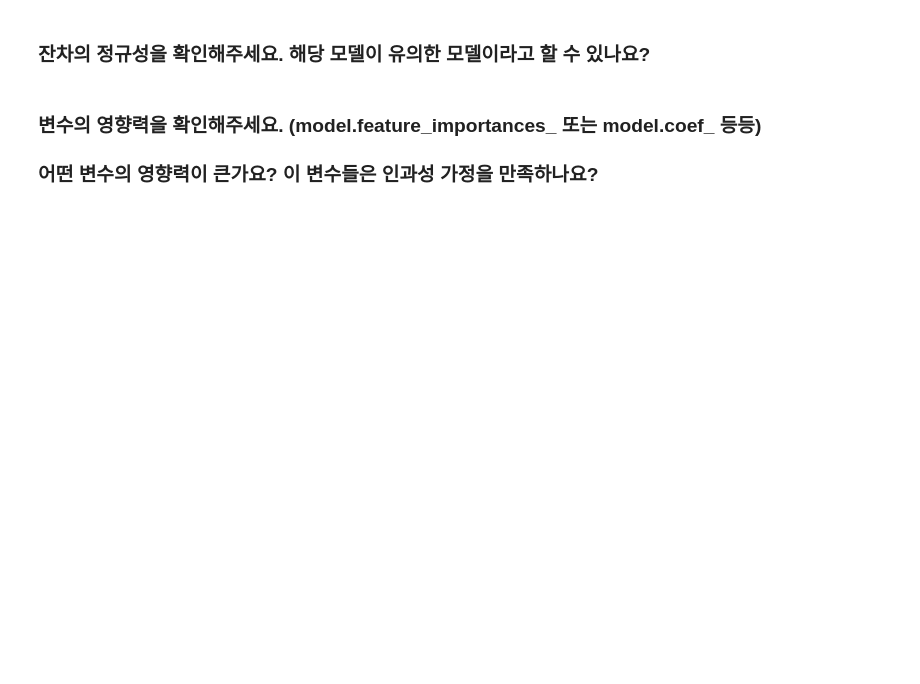
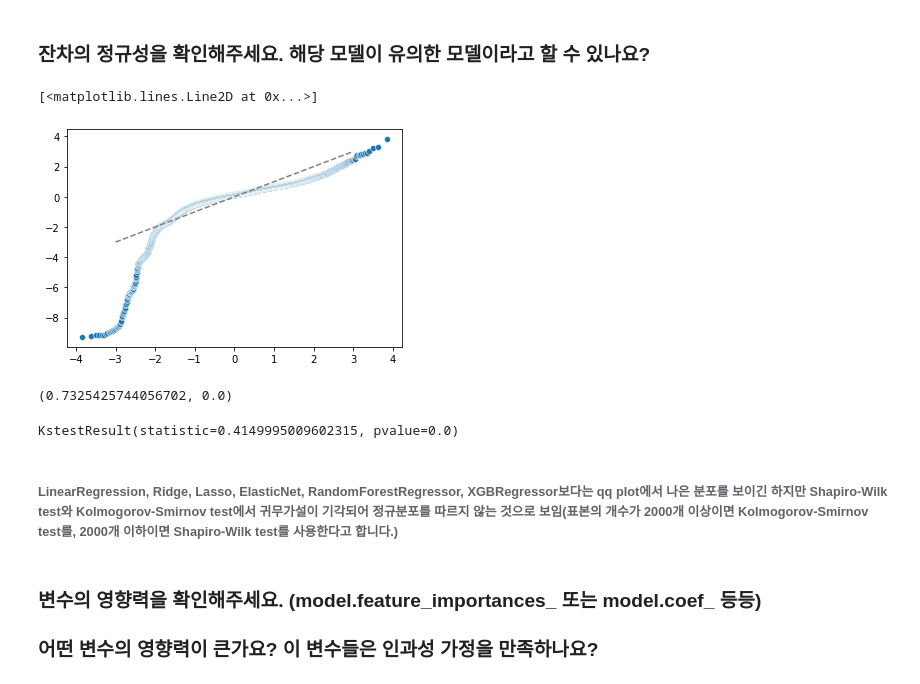
Before and after one commit to sue-bin/DA-, a Jupyter notebook: 0926_ML_Regression.ipynb, the cells around one changed output. Saved outputs shown, nothing was run; the diff lists cells and outputs as text; code cells hidden in the pictures; blank space fills up the shorter version.

```diff
--- a/0926_ML_Regression.ipynb
+++ b/0926_ML_Regression.ipynb
@@ -209,8 +205,9 @@ from sklearn.ensemble import RandomForestRegressor
 from lightgbm import LGBMRegressor
 from xgboost import XGBRegressor
 # %%
-model = XGBRegressor()
+model = LGBMRegressor()
 model.fit(x_train_scaled, y_train)
+result = model.fit(x_train_scaled, y_train)
 pred = model.predict(x_test_scaled)
 score = r2_score(y_test,pred)
 score
@@ -220,5 +216,26 @@ score
 # %% [markdown]
 ### 잔차의 정규성을 확인해주세요. 해당 모델이 유의한 모델이라고 할 수 있나요?
+# %%
+residual = y_test - pred
+# %%
+import scipy.stats
+sr = scipy.stats.zscore(residual)
+(x, y), _ = scipy.stats.probplot(sr)
+sns.scatterplot(x, y)
+plt.plot([-3, 3], [-3, 3], '--', color='grey')
+# %% [output]
+[<matplotlib.lines.Line2D at 0x...>]
+[figure, added]
+# %%
+scipy.stats.shapiro(residual)
+# %% [output]
+(0.7325425744056702, 0.0)
+# %%
+scipy.stats.kstest(residual,"norm")
+# %% [output]
+KstestResult(statistic=0.4149995009602315, pvalue=0.0)
+# %% [markdown]
+###### LinearRegression, Ridge, Lasso, ElasticNet, RandomForestRegressor, XGBRegressor보다는 qq plot에서 나은 분포를 보이긴 하지만 Shapiro-Wilk test와 Kolmogorov-Smirnov test에서 귀무가설이 기각되어 정규분포를 따르지 않는 것으로 보임(표본의 개수가 2000개 이상이면 Kolmogorov-Smirnov test를, 2000개 이하이면 Shapiro-Wilk test를 사용한다고 합니다.)
 # %% [markdown]
 ### 변수의 영향력을 확인해주세요. (model.feature_importances_  또는   model.coef_   등등)
 ### 어떤 변수의 영향력이 큰가요? 이 변수들은 인과성 가정을 만족하나요?
```
Also changed, not shown: parts of 6 cells of this notebook.
